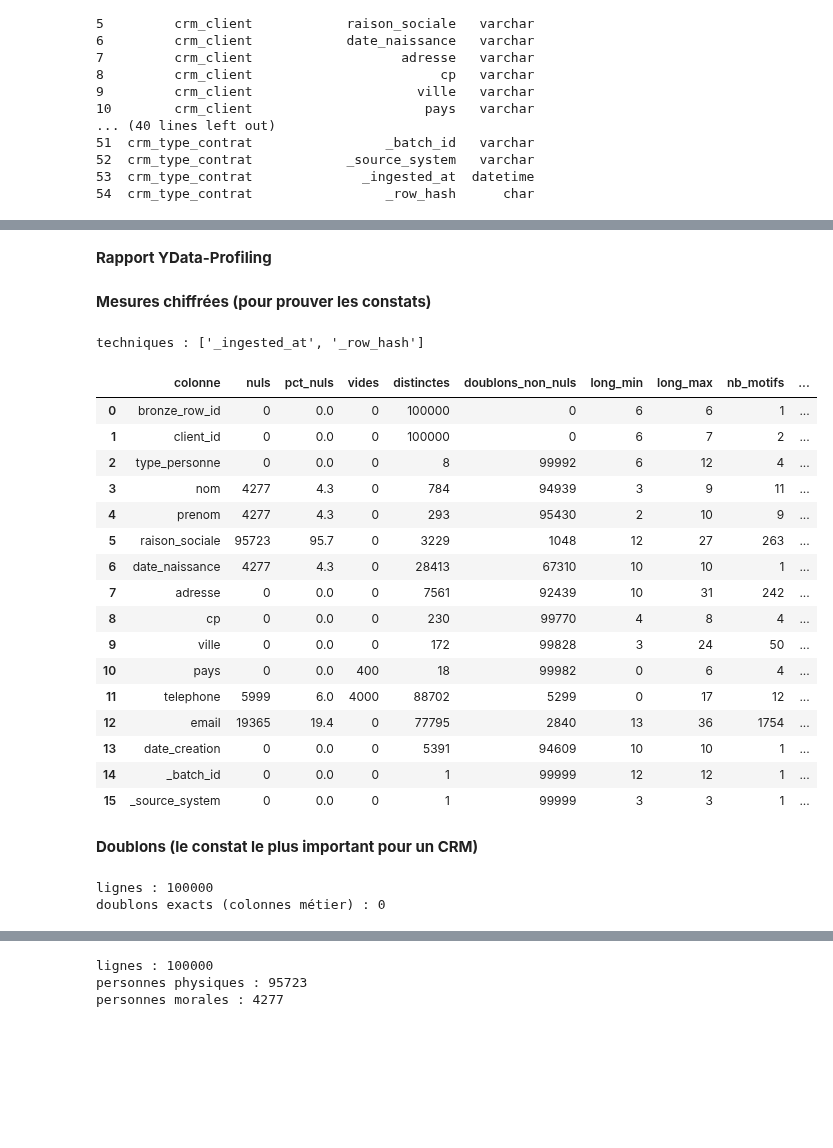
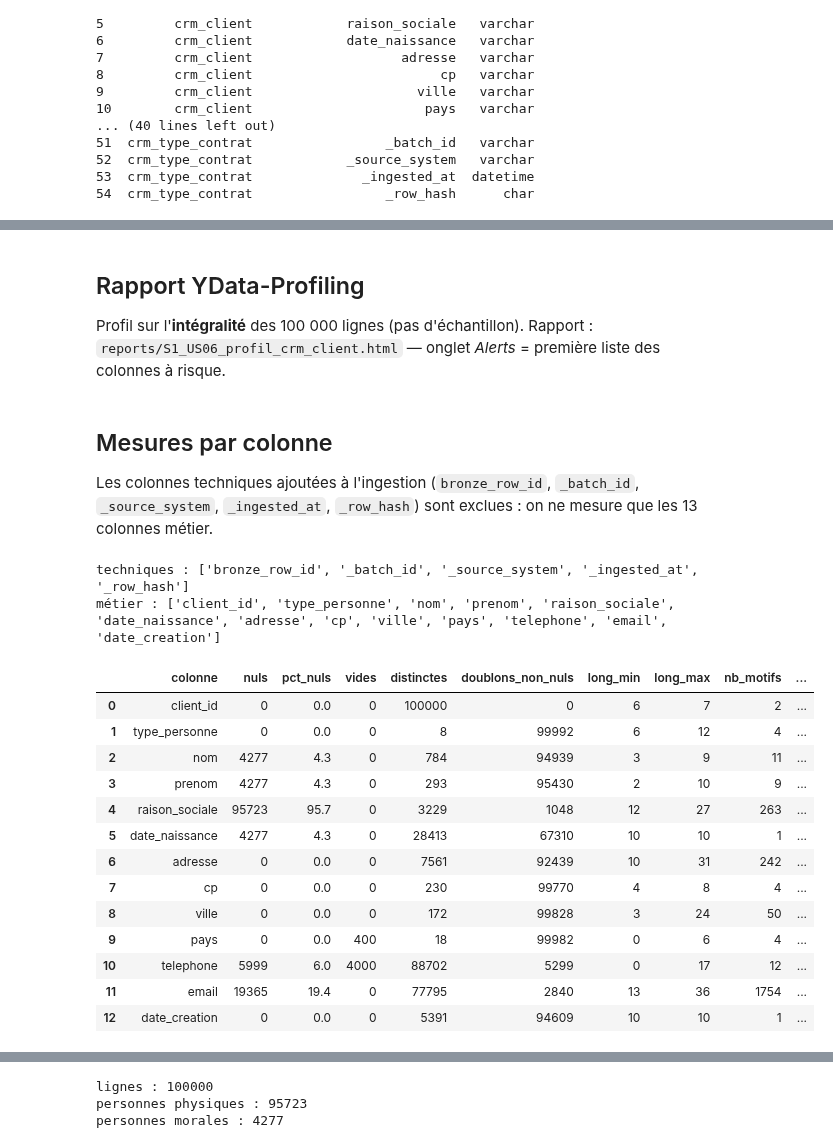
Before and after one commit to ruthabebeneg/td-qualite-g02, a Jupyter notebook: notebooks/S1_US06_profil_crm_client.ipynb, the cells around one changed output, grey strips where cells are left out. Saved outputs shown, nothing was run; the diff lists cells and outputs as text; code cells hidden in the pictures; blank space fills up the shorter version.

```diff
--- a/notebooks/S1_US06_profil_crm_client.ipynb
+++ b/notebooks/S1_US06_profil_crm_client.ipynb
@@ -43,66 +43,63 @@ df.head()
 | 3 | 100004 | A-10002 | souscripteur | Denis | Emma | None | 2009-07-23 | 45 avenue du Général de Gaulle | ... |
 | 4 | 100005 | A-10003 | prospect | Perrin | Catherine | None | 1957-09-02 | 88 rue des Jardins | ... |
 # %% [markdown]
-**Rapport YData-Profiling**
+## Rapport YData-Profiling
+
+Profil sur l'**intégralité** des 100 000 lignes (pas d'échantillon).
+Rapport : `reports/S1_US06_profil_crm_client.html` — onglet *Alerts* = première liste des colonnes à risque.
 # %%
 from ydata_profiling import ProfileReport
 
 ProfileReport(df, title="Profil bronze.crm_client", explorative=True) \
     .to_file("/home/jovyan/work/reports/S1_US06_profil_crm_client.html")
 # %% [markdown]
-**Mesures chiffrées (pour prouver les constats)**
+## Mesures par colonne
+
+Les colonnes techniques ajoutées à l'ingestion (`bronze_row_id`, `_batch_id`, `_source_system`,
+`_ingested_at`, `_row_hash`) sont exclues : on ne mesure que les 13 colonnes métier.
 # %%
-tech = [c for c in df.columns if re.search(r"lot|empreinte|hash|load|ingest|_at$", c, re.I)]
+tech = ["bronze_row_id", "_batch_id", "_source_system", "_ingested_at", "_row_hash"]
 metier = [c for c in df.columns if c not in tech]
 print("techniques :", tech)
+print("métier :", metier)
 
 def motif(v):
     if pd.isna(v): return None
     return re.sub(r"[A-Za-zÀ-ÿ]", "A", re.sub(r"[0-9]", "9", str(v)))
 
 rows = []
 for c in metier:
     s = df[c]; st = s.dropna().astype(str); nn = len(st)
     mf = s.map(motif).value_counts()
     rows.append({
         "colonne": c,
         "nuls": int(s.isna().sum()), "pct_nuls": round(s.isna().mean()*100, 1),
         "vides": int((st.str.strip() == "").sum()),
         "distinctes": int(s.nunique()),
         "doublons_non_nuls": nn - int(s.nunique()),
         "long_min": st.str.len().min() if nn else None,
         "long_max": st.str.len().max() if nn else None,
         "nb_motifs": len(mf),
         "motif_1": mf.index[0] if len(mf) else None,
         "part_motif_1": round(mf.iloc[0]/mf.sum(), 3) if len(mf) else None,
         "top5": list(st.value_counts().index[:5]),
     })
 pd.set_option("display.max_colwidth", 100)
 stats = pd.DataFrame(rows); stats
 # %% [output]
-techniques : ['_ingested_at', '_row_hash']
+techniques : ['bronze_row_id', '_batch_id', '_source_system', '_ingested_at', '_row_hash']
+métier : ['client_id', 'type_personne', 'nom', 'prenom', 'raison_sociale', 'date_naissance', 'adresse', 'cp', 'ville', 'pays', 'telephone', 'email', 'date_creation']
 |  | colonne | nuls | pct_nuls | vides | distinctes | doublons_non_nuls | long_min | long_max | nb_motifs | ... |
-| 0 | bronze_row_id | 0 | 0.0 | 0 | 100000 | 0 | 6 | 6 | 1 | ... |
-| 1 | client_id | 0 | 0.0 | 0 | 100000 | 0 | 6 | 7 | 2 | ... |
-| 2 | type_personne | 0 | 0.0 | 0 | 8 | 99992 | 6 | 12 | 4 | ... |
-| 3 | nom | 4277 | 4.3 | 0 | 784 | 94939 | 3 | 9 | 11 | ... |
-| 4 | prenom | 4277 | 4.3 | 0 | 293 | 95430 | 2 | 10 | 9 | ... |
-| 5 | raison_sociale | 95723 | 95.7 | 0 | 3229 | 1048 | 12 | 27 | 263 | ... |
-| 6 | date_naissance | 4277 | 4.3 | 0 | 28413 | 67310 | 10 | 10 | 1 | ... |
-| 7 | adresse | 0 | 0.0 | 0 | 7561 | 92439 | 10 | 31 | 242 | ... |
-| 8 | cp | 0 | 0.0 | 0 | 230 | 99770 | 4 | 8 | 4 | ... |
-| 9 | ville | 0 | 0.0 | 0 | 172 | 99828 | 3 | 24 | 50 | ... |
-| 10 | pays | 0 | 0.0 | 400 | 18 | 99982 | 0 | 6 | 4 | ... |
-| 11 | telephone | 5999 | 6.0 | 4000 | 88702 | 5299 | 0 | 17 | 12 | ... |
-| 12 | email | 19365 | 19.4 | 0 | 77795 | 2840 | 13 | 36 | 1754 | ... |
-| 13 | date_creation | 0 | 0.0 | 0 | 5391 | 94609 | 10 | 10 | 1 | ... |
-| 14 | _batch_id | 0 | 0.0 | 0 | 1 | 99999 | 12 | 12 | 1 | ... |
-| 15 | _source_system | 0 | 0.0 | 0 | 1 | 99999 | 3 | 3 | 1 | ... |
+| 0 | client_id | 0 | 0.0 | 0 | 100000 | 0 | 6 | 7 | 2 | ... |
+| 1 | type_personne | 0 | 0.0 | 0 | 8 | 99992 | 6 | 12 | 4 | ... |
+| 2 | nom | 4277 | 4.3 | 0 | 784 | 94939 | 3 | 9 | 11 | ... |
+| 3 | prenom | 4277 | 4.3 | 0 | 293 | 95430 | 2 | 10 | 9 | ... |
+| 4 | raison_sociale | 95723 | 95.7 | 0 | 3229 | 1048 | 12 | 27 | 263 | ... |
+| 5 | date_naissance | 4277 | 4.3 | 0 | 28413 | 67310 | 10 | 10 | 1 | ... |
+| 6 | adresse | 0 | 0.0 | 0 | 7561 | 92439 | 10 | 31 | 242 | ... |
+| 7 | cp | 0 | 0.0 | 0 | 230 | 99770 | 4 | 8 | 4 | ... |
+| 8 | ville | 0 | 0.0 | 0 | 172 | 99828 | 3 | 24 | 50 | ... |
+| 9 | pays | 0 | 0.0 | 400 | 18 | 99982 | 0 | 6 | 4 | ... |
+| 10 | telephone | 5999 | 6.0 | 4000 | 88702 | 5299 | 0 | 17 | 12 | ... |
+| 11 | email | 19365 | 19.4 | 0 | 77795 | 2840 | 13 | 36 | 1754 | ... |
+| 12 | date_creation | 0 | 0.0 | 0 | 5391 | 94609 | 10 | 10 | 1 | ... |
-# %% [markdown]
-**Doublons (le constat le plus important pour un CRM)**
-# %%
-print("lignes :", len(df))
-print("doublons exacts (colonnes métier) :", df.duplicated(subset=metier).sum())
-# %% [output]
-lignes : 100000
-doublons exacts (colonnes métier) : 0
```
Also changed, not shown: parts of 6 cells of this notebook, 3 other files.
